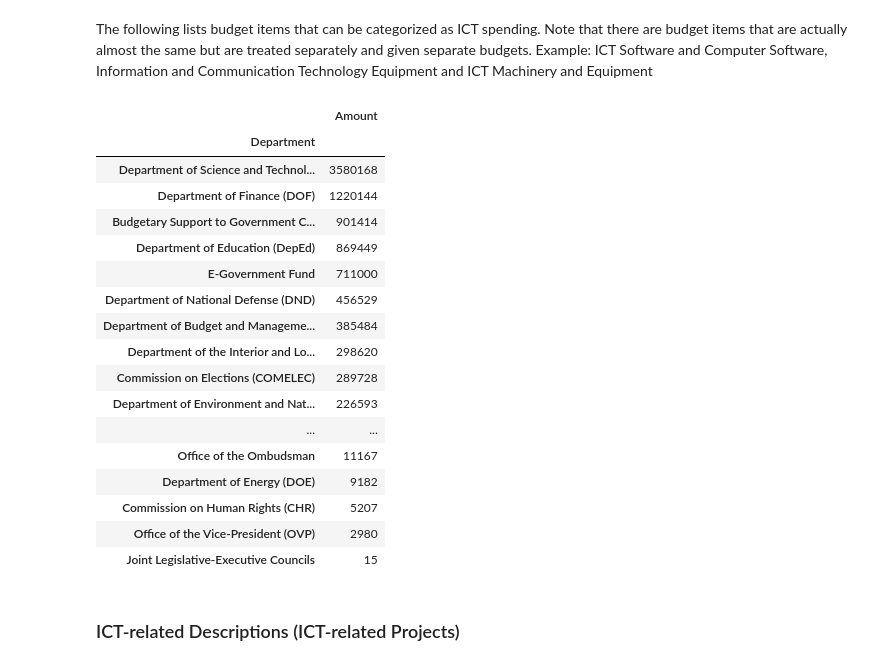
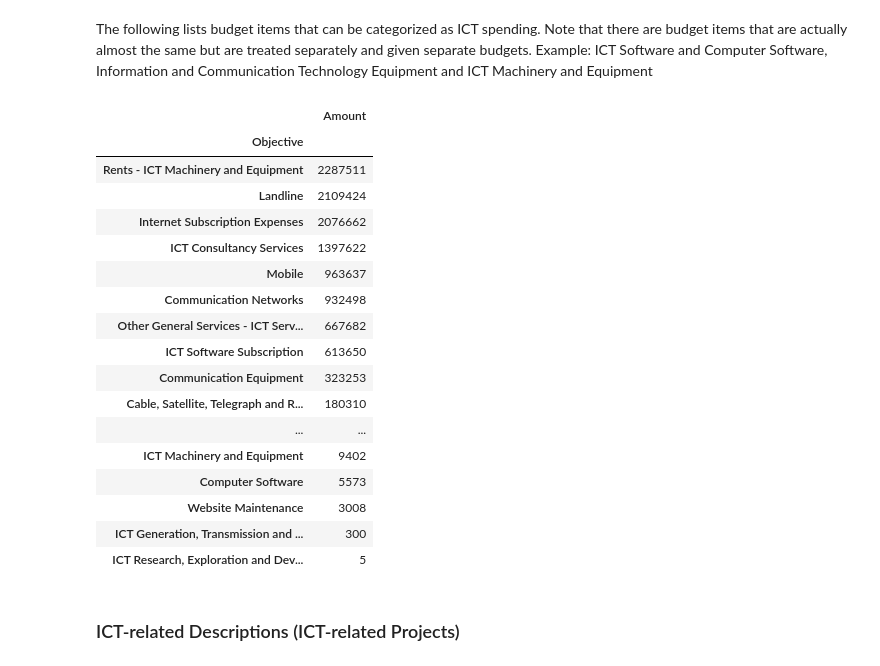
Before and after one commit to RickBahague/ICT4P, a Jupyter notebook: ICT Spending in the 2015 NEP.ipynb, the cells around one changed output. Cells and saved outputs as stored; diff of their text form; code cells hidden in the pictures.

```diff
--- a/ICT Spending in the 2015 NEP.ipynb
+++ b/ICT Spending in the 2015 NEP.ipynb
@@ -36,6 +36,9 @@ auto_approp.columns = [u'uacs_dpt_id', u'Department', u'uacs_agy_id', u'Agency',
 
 #select data for analysis
 auto_approp_data = auto_approp[auto_approp.Amount>0][['Department','Agency','Description','Category','Objective','Amount']]
+auto_approp_data['NEP'] = 'AUTO'
 new_approp_data = new_approp[new_approp.Amount>0][['Department','Agency','Description','Category','Objective','Amount']]
+new_approp_data['NEP'] = 'NEW'
+all_data = auto_approp_data.append(new_approp_data)
 # %% [markdown]
 ### Total New and Automatic Appropriation
@@ -139,36 +169,33 @@ ICT_items = [
 "ICT Generation, Transmission and Distribution Expenses",
 "ICT Research, Exploration and Development Expenses"]
 # %%
-search = 'ICT|Software|Website|Database|Landline|Internet|Cloud|Communication Equipment|Communication Network|Cable|MITHI|Internet|Computer'
-ict_items_auto = auto_approp_data[auto_approp_data.Objective.str.contains(search,na=0)]
-ict_items_new = new_approp_data[new_approp_data.Objective.str.contains(search,na=0)]
+search = 'Mobile|ICT|Software|Website|Database|Landline|Internet|Cloud|Communication Equipment|Communication Network|Cable|MITHI|Internet|Computer'
 
-a = ict_items_auto[['Department','Objective','Amount']].groupby(['Department','Objective']).sum()
-b = ict_items_new[['Department','Objective','Amount']].groupby(['Department','Objective']).sum()
-ict_items_objectives = a.add(b,axis='index',fill_value=0)
-
-ict_items_per_department = ict_items_objectives.groupby(level=0).sum()
-ict_items_per_department.sort(columns='Amount',ascending=False,inplace=True)
-ict_items_per_department
+ict_item_department = all_data[all_data.Objective.str.contains(search,na=0)].groupby(['Department']).sum()
+ict_item_objectives = all_data[all_data.Objective.str.contains(search,na=0)].groupby(['Objective']).sum()
+ict_item_objectives.sort(columns='Amount',ascending=False,inplace=True)
+ict_item_department.sort(columns='Amount',ascending=False,inplace=True)
+ict_item_objectives
+#ict_item_department
 # %% [output]
 |  | Amount |
-| Department |  |
-| Department of Science and Technol... | 3580168 |
-| Department of Finance (DOF) | 1220144 |
-| Budgetary Support to Government C... | 901414 |
-| Department of Education (DepEd) | 869449 |
-| E-Government Fund | 711000 |
-| Department of National Defense (DND) | 456529 |
-| Department of Budget and Manageme... | 385484 |
-| Department of the Interior and Lo... | 298620 |
-| Commission on Elections (COMELEC) | 289728 |
-| Department of Environment and Nat... | 226593 |
+| Objective |  |
+| Rents - ICT Machinery and Equipment | 2287511 |
+| Landline | 2109424 |
+| Internet Subscription Expenses | 2076662 |
+| ICT Consultancy Services | 1397622 |
+| Mobile | 963637 |
+| Communication Networks | 932498 |
+| Other General Services - ICT Serv... | 667682 |
+| ICT Software Subscription | 613650 |
+| Communication Equipment | 323253 |
+| Cable, Satellite, Telegraph and R... | 180310 |
 | ... | ... |
-| Office of the Ombudsman | 11167 |
-| Department of Energy (DOE) | 9182 |
-| Commission on Human Rights (CHR) | 5207 |
-| Office of the Vice-President (OVP) | 2980 |
-| Joint Legislative-Executive Councils | 15 |
+| ICT Machinery and Equipment | 9402 |
+| Computer Software | 5573 |
+| Website Maintenance | 3008 |
+| ICT Generation, Transmission and ... | 300 |
+| ICT Research, Exploration and Dev... | 5 |
 # %% [markdown]
 ### ICT-related Descriptions (ICT-related Projects)
 # %% [markdown]
```
Also changed, not shown: parts of 28 cells of this notebook.
